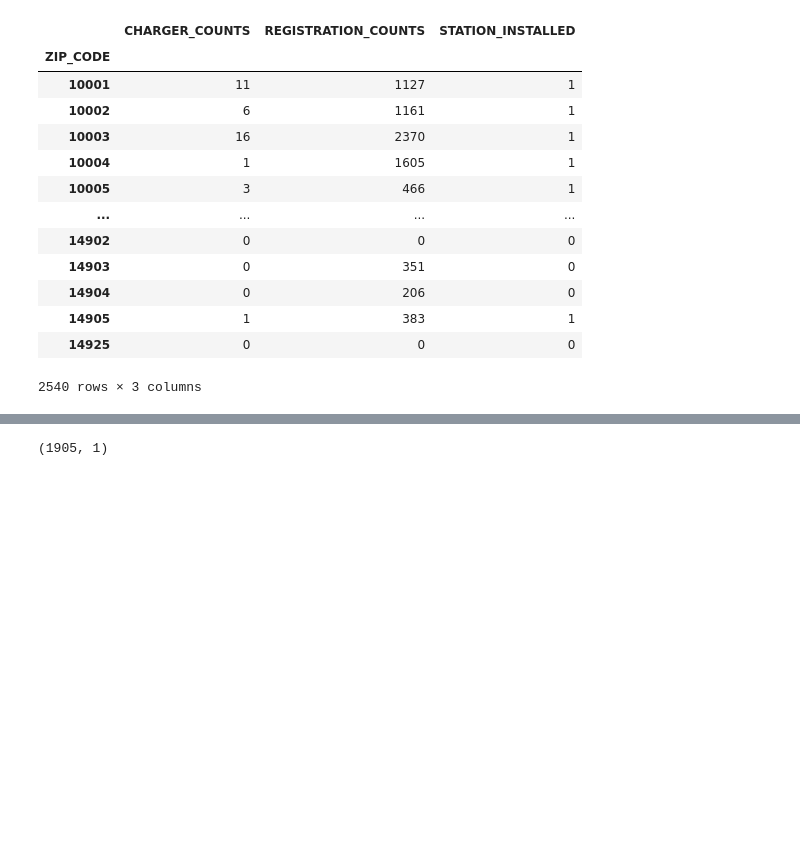
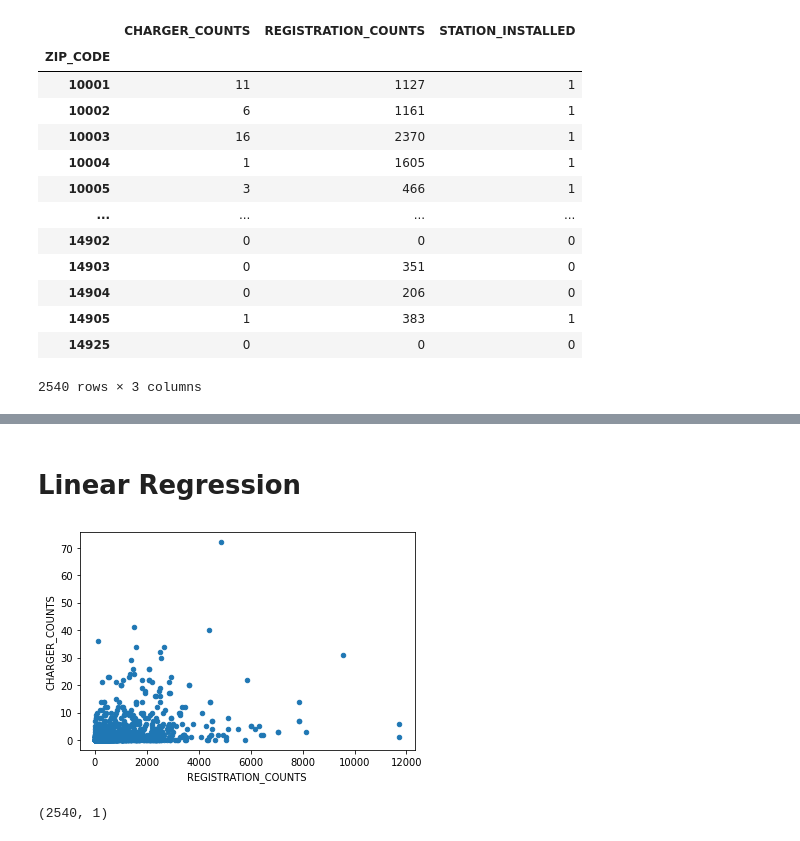
Before and after one commit to jmmadson/data_miners, a Jupyter notebook: ML_Model/data_miners_linear.ipynb, the cells around one changed output, grey strips where cells are left out. Cells and saved outputs as stored; diff of their text form; code cells hidden in the pictures; blank space fills up the shorter version.

Commit message:
update ML Model
Delete SVM
Add Linear Regression

```diff
--- a/ML_Model/data_miners_svm.ipynb
+++ b/ML_Model/data_miners_linear.ipynb
@@ -340 +341,19 @@ fig.show()
+# %% [markdown]
+# Linear Regression
+# %%
+ny_ev_df.plot(
+    kind='scatter',
+    x='REGISTRATION_COUNTS',
+    y='CHARGER_COUNTS'
+    )
+plt.show()
+# %% [output]
+[figure, added]
+# %%
+#X = np.c_[ny_ev_df['REGISTRATION_COUNTS']]
+#y = np.c_[ny_ev_df['CHARGER_COUNTS']]
+X = ny_ev_df.REGISTRATION_COUNTS.values.reshape(-1, 1)
+X.shape
+# %% [output]
+(2540, 1)
 # %%
@@ -345,9 +360,0 @@ X = ny_ml_df.drop(columns='STATION_INSTALLED')
-# %%
-X_train, X_test, y_train, y_test = train_test_split(
-    X,
-    y,
-    random_state=1,
-    stratify=y)
-X_train.shape
-# %% [output]
-(1905, 1)
```
Also changed, not shown: parts of 19 cells of this notebook.
